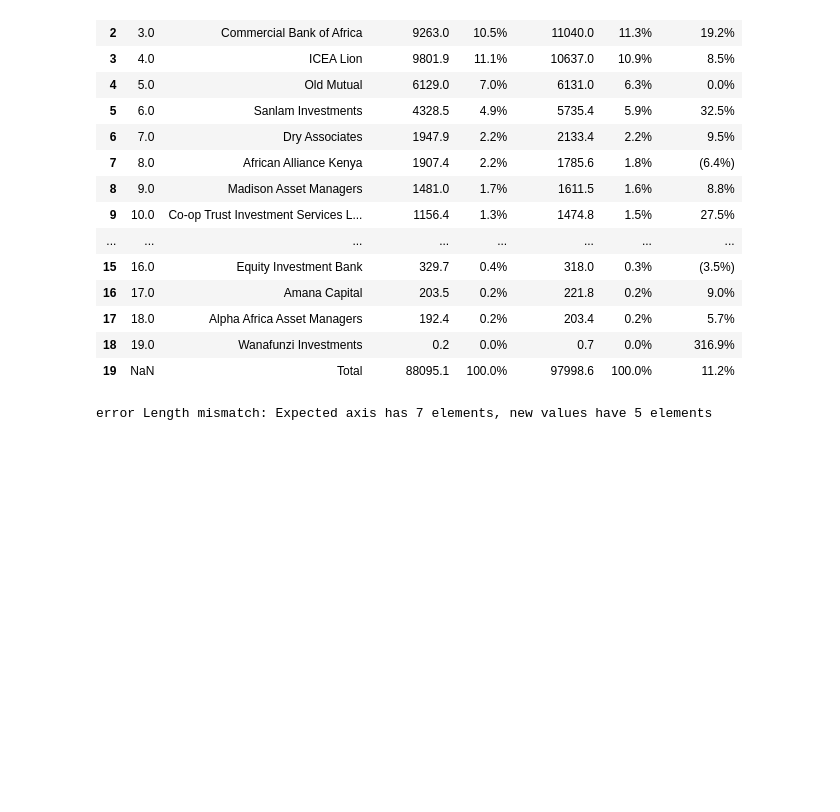
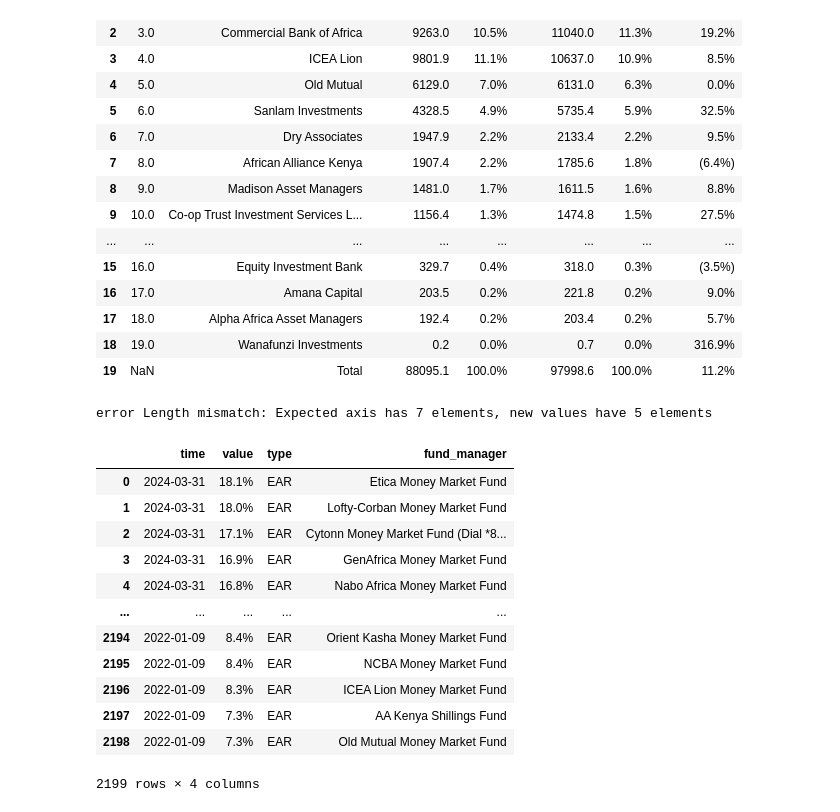
Before and after one commit to ToKnow-ai/ToKnow-ai.github.io, a Jupyter notebook: posts/kenya-unit-trusts-money-market-funds-analysis/index.ipynb, the cells around one changed output. Cells and saved outputs as stored; diff of their text form; code cells hidden in the pictures; blank space fills up the shorter version.

```diff
--- a/posts/kenya-unit-trusts-money-market-funds-analysis/index.ipynb
+++ b/posts/kenya-unit-trusts-money-market-funds-analysis/index.ipynb
@@ -513,0 +513,23 @@ len(all_cytonn_reports_df[all_cytonn_reports_df['by_topics'] == True])
+# %%
+from glob import glob
+
+dataframes = []
+for filename in  glob(f'{table_paths}/*.json'):
+    json_df = pd.read_json(filename)
+    dataframes.append(json_df)
+combined_df = pd.concat(dataframes, ignore_index=True)
+combined_df
+# %% [output]
+|  | time | value | type | fund_manager |
+| 0 | 2024-03-31 | 18.1% | EAR | Etica Money Market Fund |
+| 1 | 2024-03-31 | 18.0% | EAR | Lofty-Corban Money Market Fund |
+| 2 | 2024-03-31 | 17.1% | EAR | Cytonn Money Market Fund (Dial *8... |
+| 3 | 2024-03-31 | 16.9% | EAR | GenAfrica Money Market Fund |
+| 4 | 2024-03-31 | 16.8% | EAR | Nabo Africa Money Market Fund |
+| ... | ... | ... | ... | ... |
+| 2194 | 2022-01-09 | 8.4% | EAR | Orient Kasha Money Market Fund |
+| 2195 | 2022-01-09 | 8.4% | EAR | NCBA Money Market Fund |
+| 2196 | 2022-01-09 | 8.3% | EAR | ICEA Lion Money Market Fund |
+| 2197 | 2022-01-09 | 7.3% | EAR | AA Kenya Shillings Fund |
+| 2198 | 2022-01-09 | 7.3% | EAR | Old Mutual Money Market Fund |
+2199 rows × 4 columns
```
Also changed, not shown: parts of 6 cells of this notebook, 1 other file.
